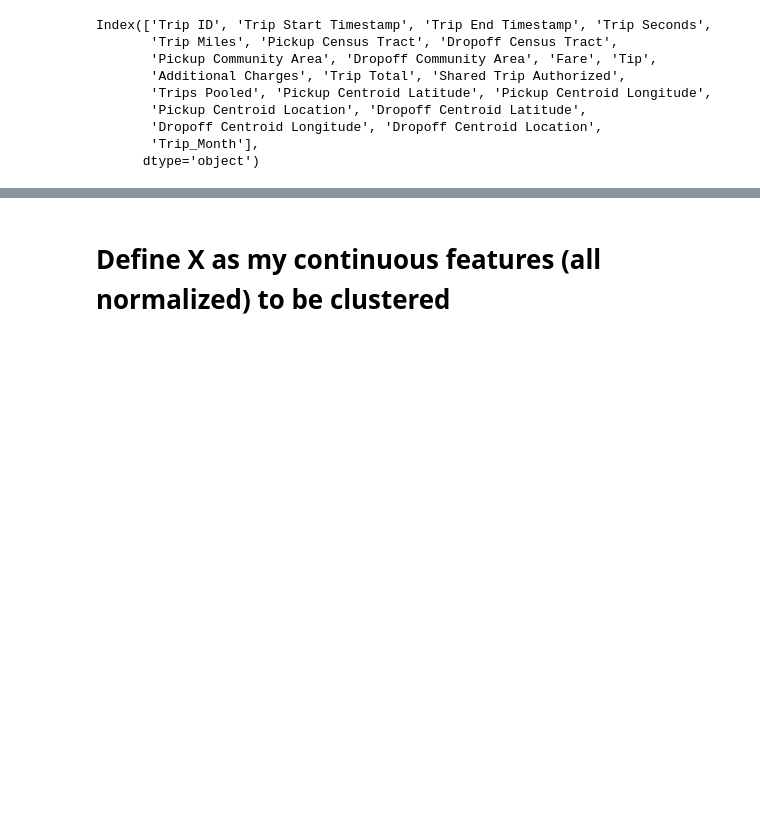
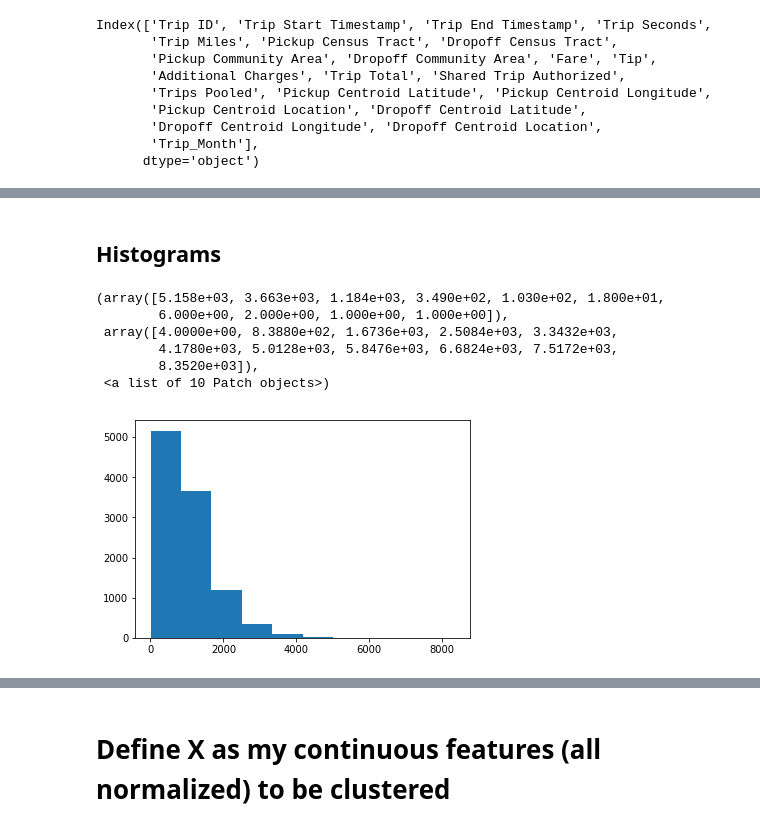
Before and after one commit to igopalan/Thinkful-Clustering, a Jupyter notebook: Thinkful_Capstone_ChicagoRideshare.py.ipynb, the cells around one changed output, grey strips where cells are left out. Cells and saved outputs as stored; diff of their text form; code cells hidden in the pictures; blank space fills up the shorter version.

```diff
--- a/Thinkful_Capstone_ChicagoRideshare.py.ipynb
+++ b/Thinkful_Capstone_ChicagoRideshare.py.ipynb
@@ -129,0 +152,14 @@ plt.scatter(chicago_sample["Trip Seconds"], chicago_sample["Trip Total"])
+# %% [markdown]
+## Histograms
+# %%
+plt.hist(chicago_sample["Trip Seconds"])
+
+#Trip Duration data is skewed to the right, to show that the majority of the rides took a short period of time.
+# %% [output]
+(array([5.158e+03, 3.663e+03, 1.184e+03, 3.490e+02, 1.030e+02, 1.800e+01,
+        6.000e+00, 2.000e+00, 1.000e+00, 1.000e+00]),
+ array([4.0000e+00, 8.3880e+02, 1.6736e+03, 2.5084e+03, 3.3432e+03,
+        4.1780e+03, 5.0128e+03, 5.8476e+03, 6.6824e+03, 7.5172e+03,
+        8.3520e+03]),
+ <a list of 10 Patch objects>)
+[figure, added]
```
Also changed, not shown: parts of 29 cells of this notebook.
